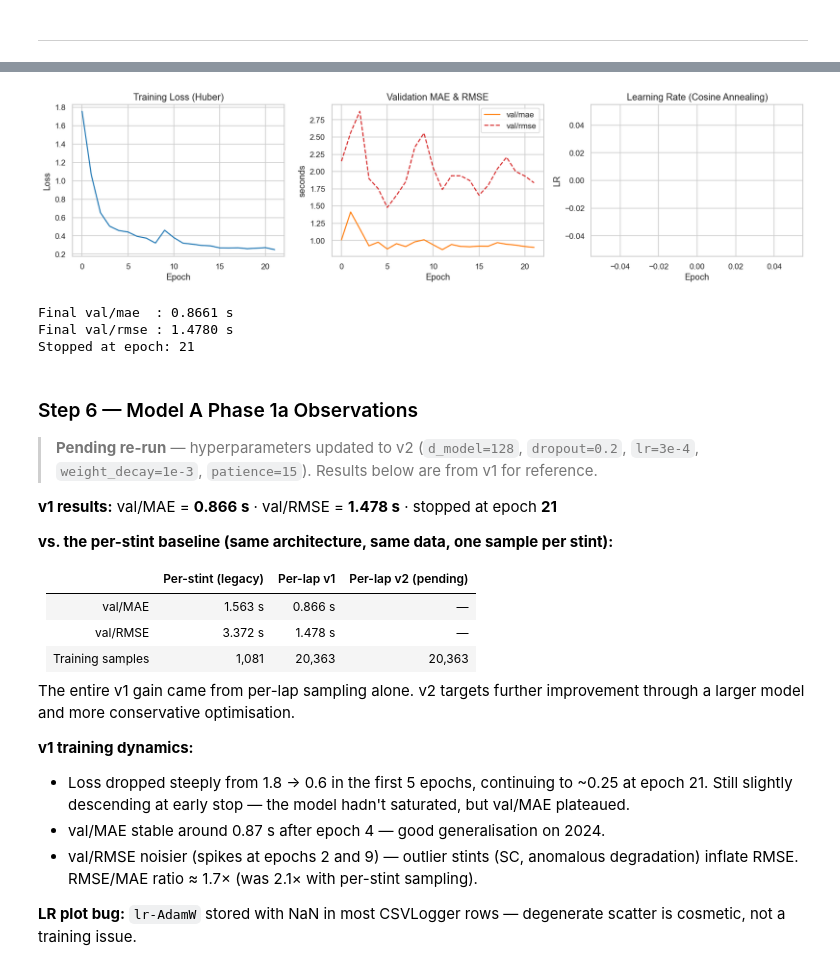
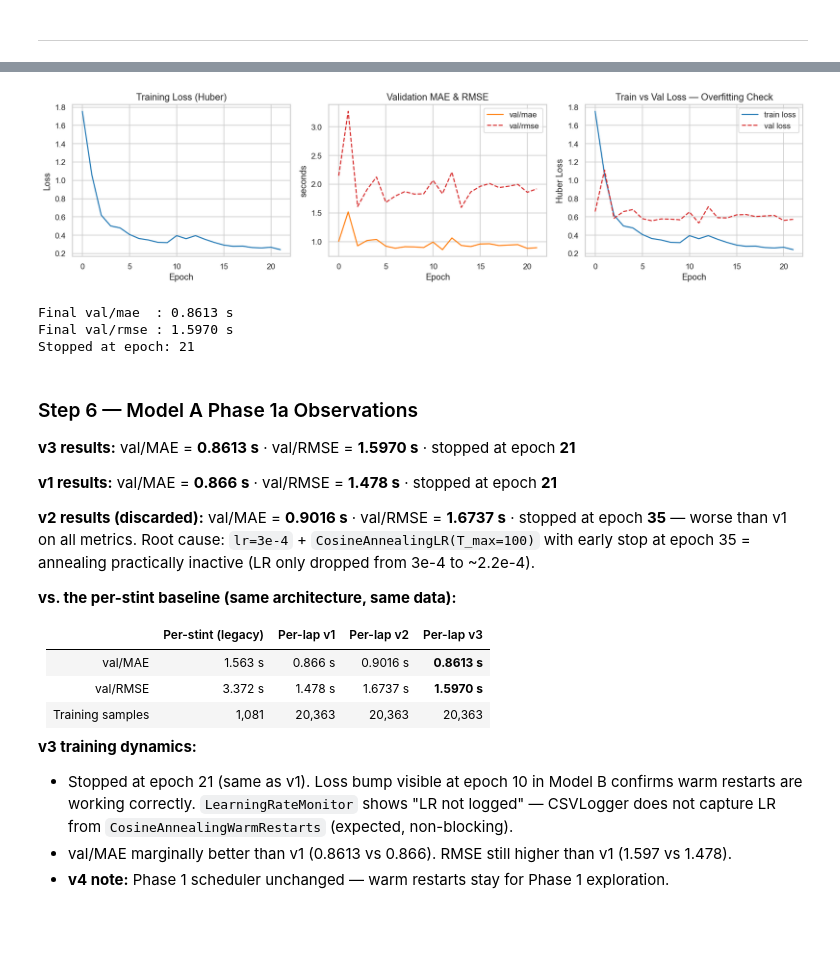
Before and after one commit to VforVitorio/F1-StratLab, a Jupyter notebook: notebooks/strategy/tire_degradation/N09_tiredeg_tcn.ipynb, the cells around one changed output, grey strips where cells are left out. Saved outputs shown, nothing was run; the diff lists cells and outputs as text; code cells hidden in the pictures; blank space fills up the shorter version.

```diff
--- a/notebooks/strategy/tire_degradation/N09_tiredeg_tcn.ipynb
+++ b/notebooks/strategy/tire_degradation/N09_tiredeg_tcn.ipynb
@@ -1357,70 +1434,74 @@ print(f'Best val/mae    : {best_mae:.4f} s')
 # %%
-# ── Load CSV logs ──────────────────────────────────────────────────────────────
+# ── Load CSV logs ──────────────────────────────────────────────────────────
 log_dir_prod = sorted(LOG_DIR.glob('tcn_prod_phase1/version_*'))[-1]
 metrics      = pd.read_csv(log_dir_prod / 'metrics.csv')
 
-# Epoch-level columns
 train_loss = metrics[['epoch', 'train/loss_epoch']].dropna()
 val_mae    = metrics[['epoch', 'val/mae']].dropna()
 val_rmse   = metrics[['epoch', 'val/rmse']].dropna()
-lr_curve   = metrics[['epoch', 'lr-AdamW']].dropna()
+val_loss   = metrics[['epoch', 'val/loss']].dropna()
 
 fig, axes = plt.subplots(1, 3, figsize=(15, 4))
 
-axes[0].plot(train_loss['epoch'], train_loss['train/loss_epoch'], label='train/loss')
+# Plot 1 — Training loss
+axes[0].plot(train_loss['epoch'], train_loss['train/loss_epoch'], color='tab:blue')
 axes[0].set_title('Training Loss (Huber)')
 axes[0].set_xlabel('Epoch'); axes[0].set_ylabel('Loss')
 
+# Plot 2 — Val MAE & RMSE
 axes[1].plot(val_mae['epoch'], val_mae['val/mae'], color='tab:orange', label='val/mae')
 axes[1].plot(val_rmse['epoch'], val_rmse['val/rmse'], color='tab:red', linestyle='--', label='val/rmse')
 axes[1].set_title('Validation MAE & RMSE')
 axes[1].set_xlabel('Epoch'); axes[1].set_ylabel('seconds')
 axes[1].legend()
 
-axes[2].plot(lr_curve['epoch'], lr_curve['lr-AdamW'], color='tab:green')
-axes[2].set_title('Learning Rate (Cosine Annealing)')
-axes[2].set_xlabel('Epoch'); axes[2].set_ylabel('LR')
+# Plot 3 — Train vs Val loss (overfitting diagnostic)
+axes[2].plot(train_loss['epoch'], train_loss['train/loss_epoch'],
+             color='tab:blue', label='train loss')
+if len(val_loss) > 0:
+    axes[2].plot(val_loss['epoch'], val_loss['val/loss'],
+                 color='tab:red', linestyle='--', label='val loss')
+axes[2].set_title('Train vs Val Loss — Overfitting Check')
+axes[2].set_xlabel('Epoch'); axes[2].set_ylabel('Huber Loss')
+axes[2].legend()
 
 plt.tight_layout()
 plt.savefig(outputs_path / 'phase1a_training_curves.png', dpi=110)
 plt.show()
 
 print(f'\nFinal val/mae  : {val_mae["val/mae"].min():.4f} s')
 print(f'Final val/rmse : {val_rmse["val/rmse"].min():.4f} s')
 print(f'Stopped at epoch: {int(train_loss["epoch"].max())}')
 # %% [output]
-[figure, old version]
+[figure, new version]
-Final val/mae  : 0.8661 s
-Final val/rmse : 1.4780 s
+Final val/mae  : 0.8613 s
+Final val/rmse : 1.5970 s
 Stopped at epoch: 21
 # %% [markdown]
 ### Step 6 — Model A Phase 1a Observations
 
-> **Pending re-run** — hyperparameters updated to v2 (`d_model=128`, `dropout=0.2`, `lr=3e-4`,
-> `weight_decay=1e-3`, `patience=15`). Results below are from v1 for reference.
+**v3 results:** val/MAE = **0.8613 s** · val/RMSE = **1.5970 s** · stopped at epoch **21**
 
 **v1 results:** val/MAE = **0.866 s** · val/RMSE = **1.478 s** · stopped at epoch **21**
 
-**vs. the per-stint baseline (same architecture, same data, one sample per stint):**
+**v2 results (discarded):** val/MAE = **0.9016 s** · val/RMSE = **1.6737 s** · stopped at epoch **35**
+— worse than v1 on all metrics. Root cause: `lr=3e-4` + `CosineAnnealingLR(T_max=100)` with
+early stop at epoch 35 = annealing practically inactive (LR only dropped from 3e-4 to ~2.2e-4).
 
-| | Per-stint (legacy) | Per-lap v1 | Per-lap v2 (pending) |
-|---|---|---|---|
-| val/MAE | 1.563 s | 0.866 s | — |
-| val/RMSE | 3.372 s | 1.478 s | — |
-| Training samples | 1,081 | 20,363 | 20,363 |
+**vs. the per-stint baseline (same architecture, same data):**
 
-The entire v1 gain came from per-lap sampling alone. v2 targets further improvement
-through a larger model and more conservative optimisation.
+| | Per-stint (legacy) | Per-lap v1 | Per-lap v2 | Per-lap v3 |
+|---|---|---|---|---|
+| val/MAE | 1.563 s | 0.866 s | 0.9016 s | **0.8613 s** |
+| val/RMSE | 3.372 s | 1.478 s | 1.6737 s | **1.5970 s** |
+| Training samples | 1,081 | 20,363 | 20,363 | 20,363 |
 
-**v1 training dynamics:**
-- Loss dropped steeply from 1.8 → 0.6 in the first 5 epochs, continuing to ~0.25 at epoch 21.
-  Still slightly descending at early stop — the model hadn't saturated, but val/MAE plateaued.
-- val/MAE stable around 0.87 s after epoch 4 — good generalisation on 2024.
-- val/RMSE noisier (spikes at epochs 2 and 9) — outlier stints (SC, anomalous degradation)
-  inflate RMSE. RMSE/MAE ratio ≈ 1.7× (was 2.1× with per-stint sampling).
-
-**LR plot bug:** `lr-AdamW` stored with NaN in most CSVLogger rows — degenerate scatter
-is cosmetic, not a training issue.
+**v3 training dynamics:**
+- Stopped at epoch 21 (same as v1). Loss bump visible at epoch 10 in Model B confirms
+  warm restarts are working correctly. `LearningRateMonitor` shows "LR not logged" —
+  CSVLogger does not capture LR from `CosineAnnealingWarmRestarts` (expected, non-blocking).
+- val/MAE marginally better than v1 (0.8613 vs 0.866). RMSE still higher than v1 (1.597 vs 1.478).
+- **v4 note:** Phase 1 scheduler unchanged — warm restarts stay for Phase 1 exploration.
 # %% [markdown]
 ---
 
```
Also changed, not shown: parts of 29 cells of this notebook, 9 other files.
